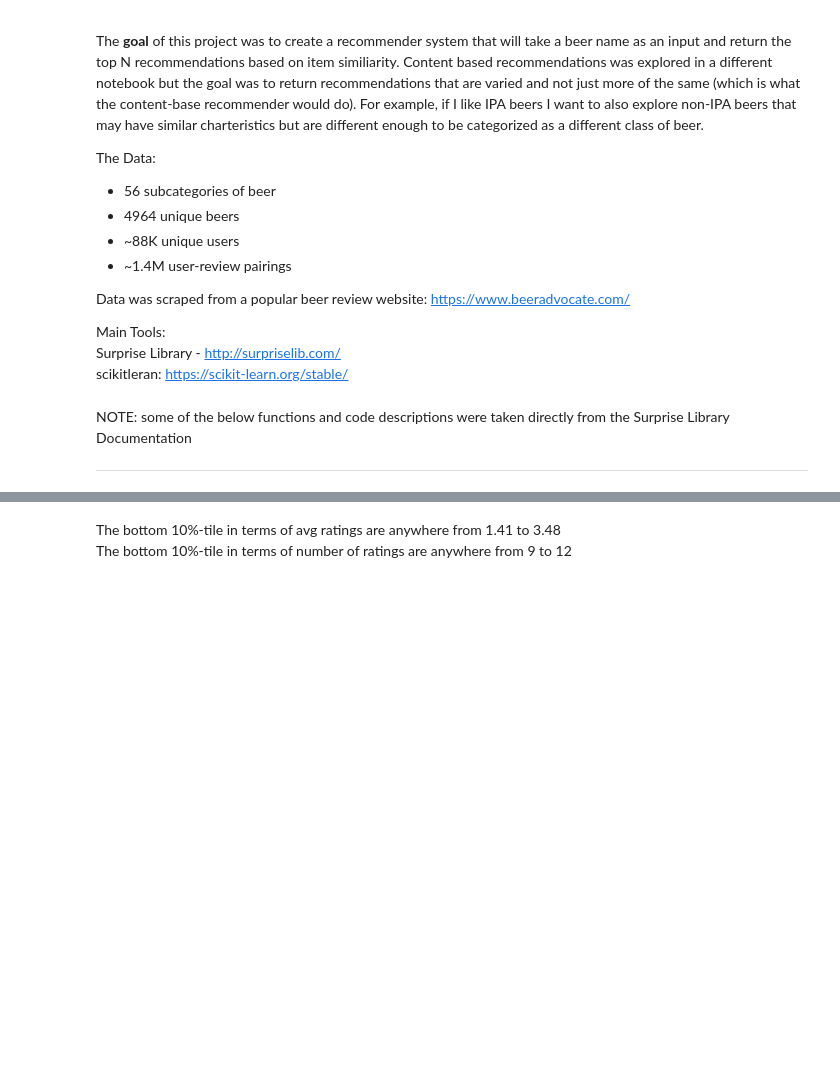
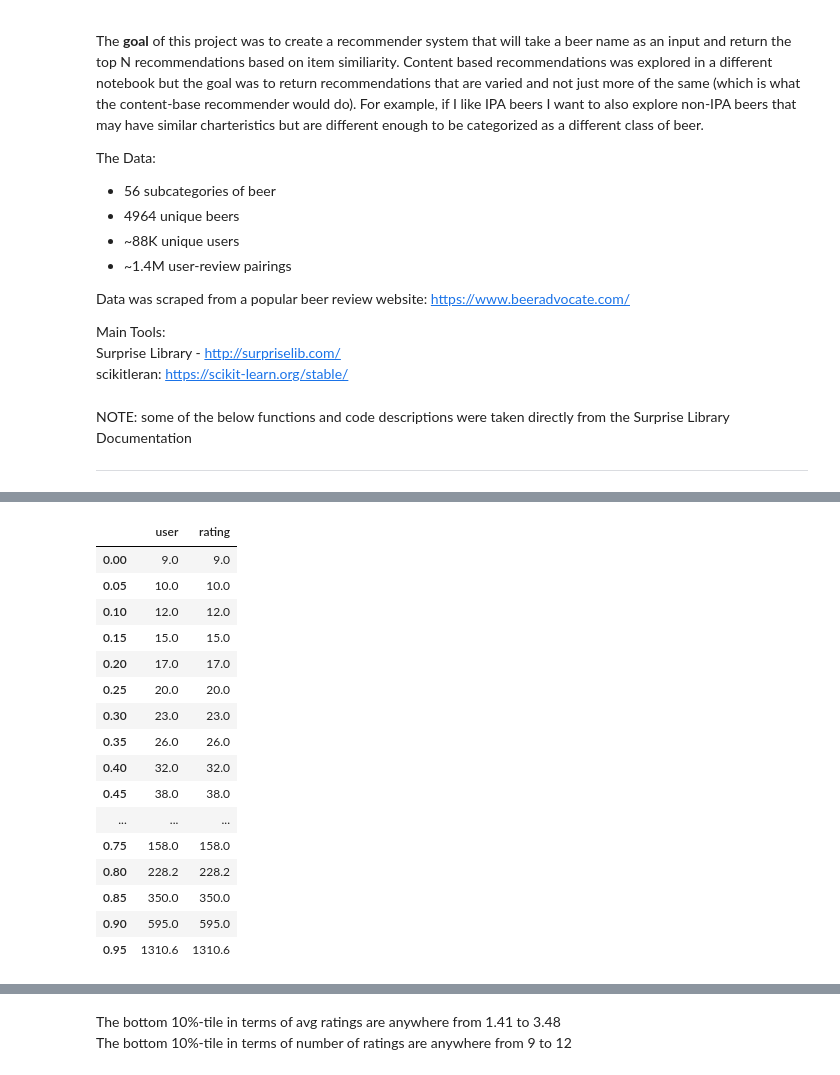
Before and after one commit to mxie87/Beer_Recommender_CF, a Jupyter notebook: BEER_RECOMMENDER_CF.ipynb, the cells around one changed output, grey strips where cells are left out. Cells and saved outputs as stored; diff of their text form; code cells hidden in the pictures; blank space fills up the shorter version.

```diff
--- a/BEER_RECOMMENDER_CF.ipynb
+++ b/BEER_RECOMMENDER_CF.ipynb
@@ -198,0 +166,22 @@ bottom_10_counts
+# %%
+grouped_beers = user_reviews_df.groupby('beer_name')
+# %%
+grouped_beers.count().sort_values(by='user', ascending = False).quantile(np.arange(0,1,.05))
+# %% [output]
+|  | user | rating |
+| 0.00 | 9.0 | 9.0 |
+| 0.05 | 10.0 | 10.0 |
+| 0.10 | 12.0 | 12.0 |
+| 0.15 | 15.0 | 15.0 |
+| 0.20 | 17.0 | 17.0 |
+| 0.25 | 20.0 | 20.0 |
+| 0.30 | 23.0 | 23.0 |
+| 0.35 | 26.0 | 26.0 |
+| 0.40 | 32.0 | 32.0 |
+| 0.45 | 38.0 | 38.0 |
+| ... | ... | ... |
+| 0.75 | 158.0 | 158.0 |
+| 0.80 | 228.2 | 228.2 |
+| 0.85 | 350.0 | 350.0 |
+| 0.90 | 595.0 | 595.0 |
+| 0.95 | 1310.6 | 1310.6 |
```
Also changed, not shown: parts of 97 cells of this notebook.
